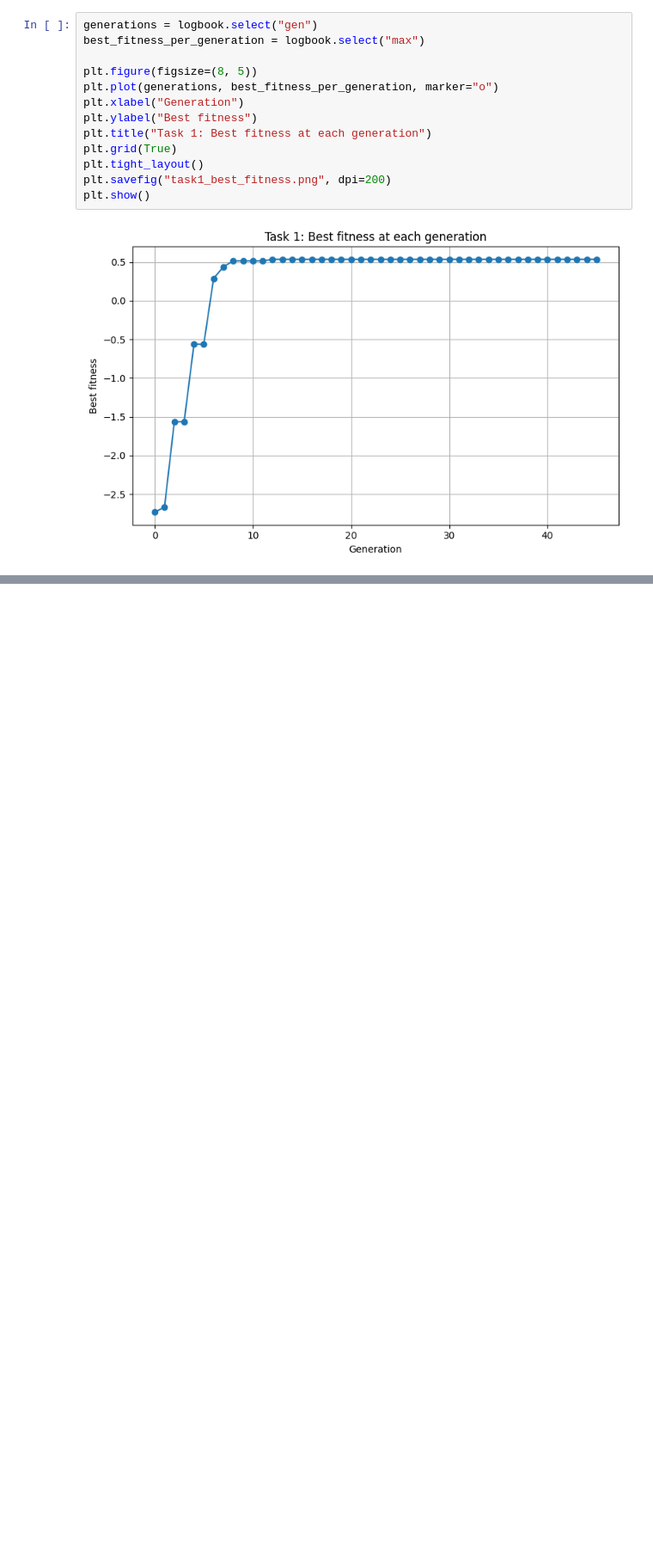
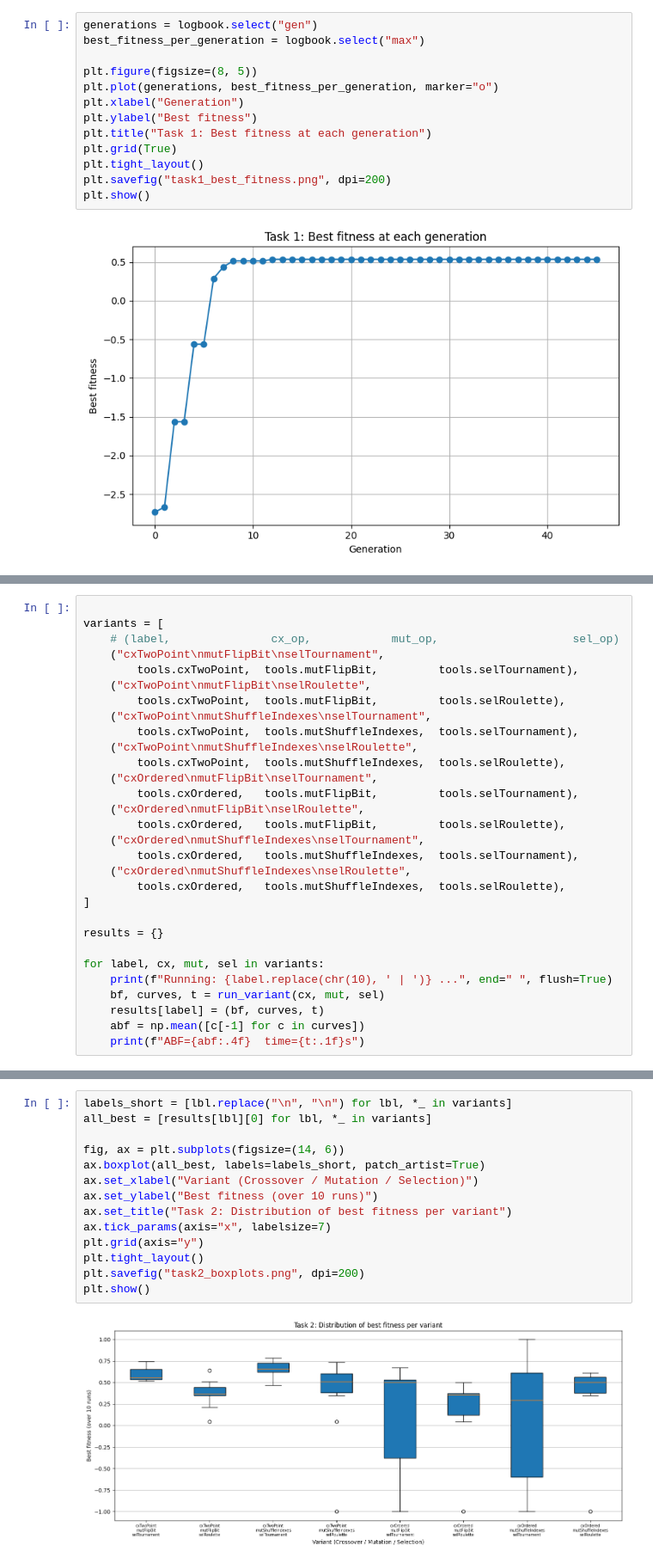
Before and after one commit to dudunudu/Assignment_1, a Jupyter notebook: src/assignment1.ipynb, the cells around one changed output, grey strips where cells are left out. Shown at 86% size. Saved outputs shown, nothing was run; the diff lists cells and outputs as text; blank space fills up the shorter version.

Commit message:
task 2
compared performance

```diff
--- a/src/assignment1.ipynb
+++ b/src/assignment1.ipynb
@@ -198,0 +249,30 @@ plt.show()
+# %%
+
+variants = [
+    # (label,               cx_op,            mut_op,                    sel_op)
+    ("cxTwoPoint\nmutFlipBit\nselTournament",
+        tools.cxTwoPoint,  tools.mutFlipBit,         tools.selTournament),
+    ("cxTwoPoint\nmutFlipBit\nselRoulette",
+        tools.cxTwoPoint,  tools.mutFlipBit,         tools.selRoulette),
+    ("cxTwoPoint\nmutShuffleIndexes\nselTournament",
+        tools.cxTwoPoint,  tools.mutShuffleIndexes,  tools.selTournament),
+    ("cxTwoPoint\nmutShuffleIndexes\nselRoulette",
+        tools.cxTwoPoint,  tools.mutShuffleIndexes,  tools.selRoulette),
+    ("cxOrdered\nmutFlipBit\nselTournament",
+        tools.cxOrdered,   tools.mutFlipBit,         tools.selTournament),
+    ("cxOrdered\nmutFlipBit\nselRoulette",
+        tools.cxOrdered,   tools.mutFlipBit,         tools.selRoulette),
+    ("cxOrdered\nmutShuffleIndexes\nselTournament",
+        tools.cxOrdered,   tools.mutShuffleIndexes,  tools.selTournament),
+    ("cxOrdered\nmutShuffleIndexes\nselRoulette",
+        tools.cxOrdered,   tools.mutShuffleIndexes,  tools.selRoulette),
+]
+
+results = {}
+
+for label, cx, mut, sel in variants:
+    print(f"Running: {label.replace(chr(10), ' | ')} ...", end=" ", flush=True)
+    bf, curves, t = run_variant(cx, mut, sel)
+    results[label] = (bf, curves, t)
+    abf = np.mean([c[-1] for c in curves])
+    print(f"ABF={abf:.4f}  time={t:.1f}s")
@@ -198,0 +308,16 @@ plt.show()
+# %%
+labels_short = [lbl.replace("\n", "\n") for lbl, *_ in variants]
+all_best = [results[lbl][0] for lbl, *_ in variants]
+
+fig, ax = plt.subplots(figsize=(14, 6))
+ax.boxplot(all_best, labels=labels_short, patch_artist=True)
+ax.set_xlabel("Variant (Crossover / Mutation / Selection)")
+ax.set_ylabel("Best fitness (over 10 runs)")
+ax.set_title("Task 2: Distribution of best fitness per variant")
+ax.tick_params(axis="x", labelsize=7)
+plt.grid(axis="y")
+plt.tight_layout()
+plt.savefig("task2_boxplots.png", dpi=200)
+plt.show()
+# %% [output]
+[figure, added]
```
Also changed, not shown: parts of 4 cells of this notebook, 2 other files.
